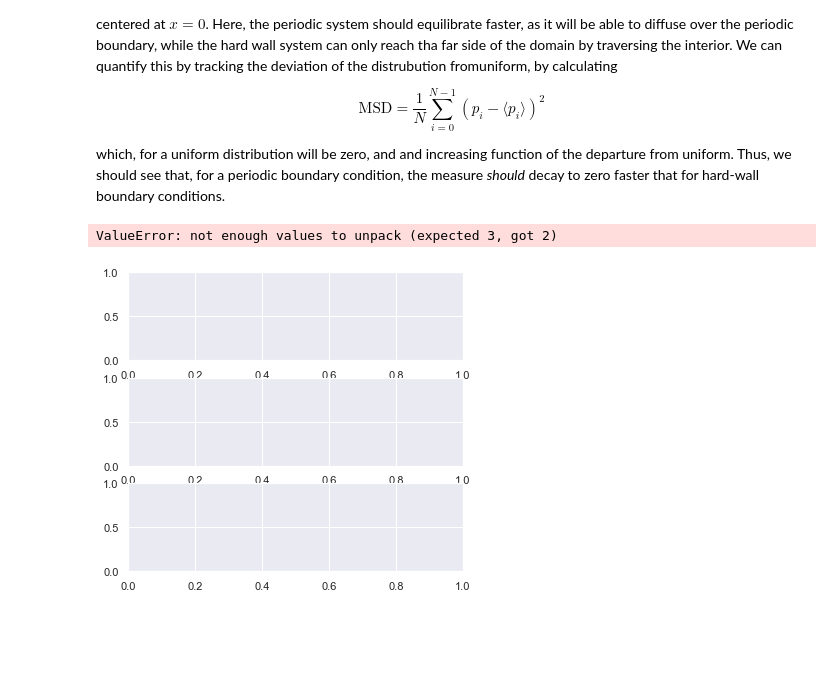
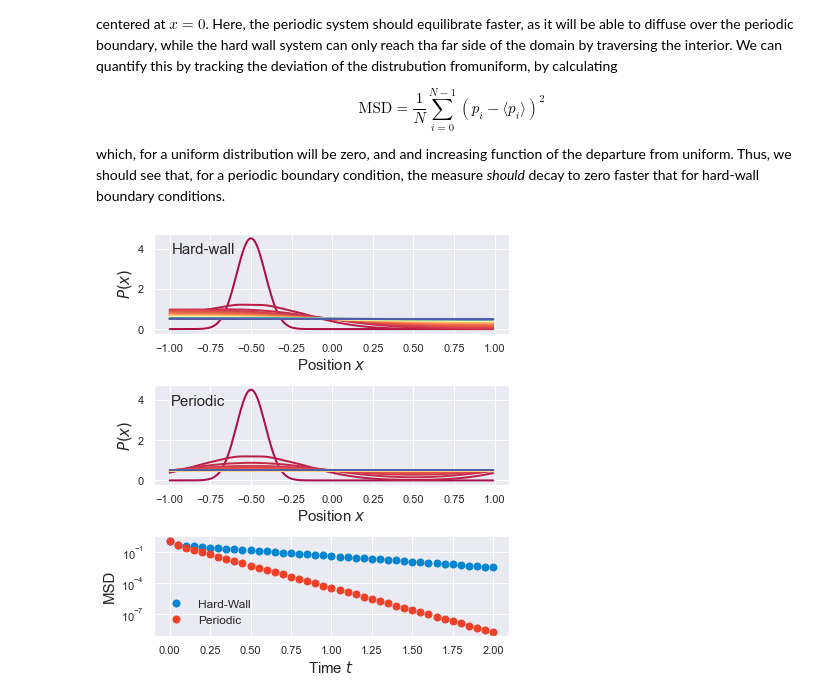
Before and after one commit to StevenJLarge/FokkerPlanck, a Jupyter notebook: notebooks/02-slarge-diffusion.ipynb, the cells around one changed output. Cells and saved outputs as stored; diff of their text form; code cells hidden in the pictures; blank space fills up the shorter version.

```diff
--- a/notebooks/02-slarge-diffusion.ipynb
+++ b/notebooks/02-slarge-diffusion.ipynb
@@ -170,7 +170,7 @@ fpe_hard_wall.initializeProbability(-0.5, init_var)
 total_time = 2.0
 time = 0
 counter = 0
-time_tracker = []
+time_tracker = [0]
 density_tracker_hw = [fpe_hard_wall.get_prob]
 density_tracker_per = [fpe_periodic.get_prob]
 
@@ -184,15 +184,35 @@ while time < total_time:
         density_tracker_per.append(fpe_periodic.get_prob)
         time_tracker.append(time)
 # %%
-fig, ax = plt.subplots(3, 1, figsize=(6, 5.5))
+fig, ax = plt.subplots(3, 1, figsize=(6, 6.5))
 Pal = sns.color_palette("Spectral", len(density_tracker_hw))
 
-for i, dens_hw, dens_per in enumerate(zip(density_tracker_hw, density_tracker_per)):
+msd_hw = []
+msd_per = []
+
+for i, (dens_hw, dens_per) in enumerate(zip(density_tracker_hw, density_tracker_per)):
     ax[0].plot(x_array, dens_hw, color=Pal[i], linewidth=2.0)
     ax[1].plot(x_array, dens_per, color=Pal[i], linewidth=2.0)
 
-    ax[2].plot(time_tracker[i], np.sum(dens_hw - np.mean(dens_hw)), 'o', color=sns.xkcd_rgb["cerulean"], markersize=6)
-    ax[2].plot(time_tracker[i], np.sum(dens_per - np.mean(dens_hw)), 'o', color=sns.xkcd_rgb["tomato"], markersize=6)
+    msd_hw.append(np.std(dens_hw))
+    msd_per.append(np.std(dens_per))
+
+ax[2].plot(time_tracker, msd_hw, 'o', color=sns.xkcd_rgb["cerulean"], markersize=7, label="Hard-Wall")
+ax[2].plot(time_tracker, msd_per, 'o', color=sns.xkcd_rgb["tomato"], markersize=7, label="Periodic")
+
+ax[2].set_yscale('log')
+ax[2].set_xlabel(r"Time $t$", fontsize=15)
+ax[2].set_ylabel(r"MSD", fontsize=15)
+ax[1].set_xlabel(r"Position $x$", fontsize=15)
+ax[1].set_ylabel(r"$P(x)$", fontsize=15)
+ax[0].set_xlabel(r"Position $x$", fontsize=15)
+ax[0].set_ylabel(r"$P(x)$", fontsize=15)
+
+ax[0].annotate(r"Hard-wall", xy=(0.05,0.8), xycoords="axes fraction", fontsize=15)
+ax[1].annotate(r"Periodic", xy=(0.05,0.8), xycoords="axes fraction", fontsize=15)
+ax[2].legend(fontsize=12, frameon=False)
+
+plt.tight_layout()
+plt.show()
 # %% [output]
-ValueError: not enough values to unpack (expected 3, got 2)
-[figure, old version]
+[figure, new version]
```
Also changed, not shown: parts of 4 cells of this notebook.
